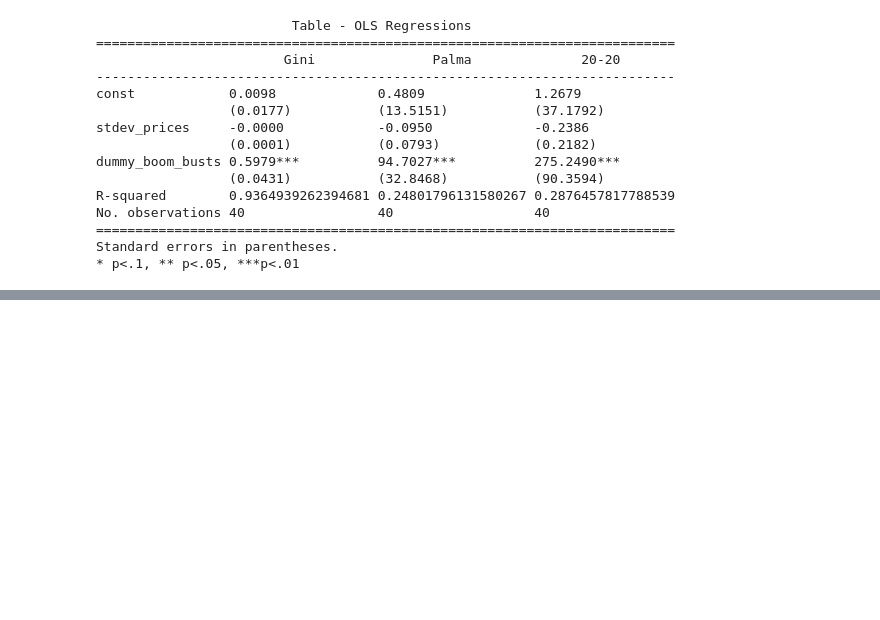
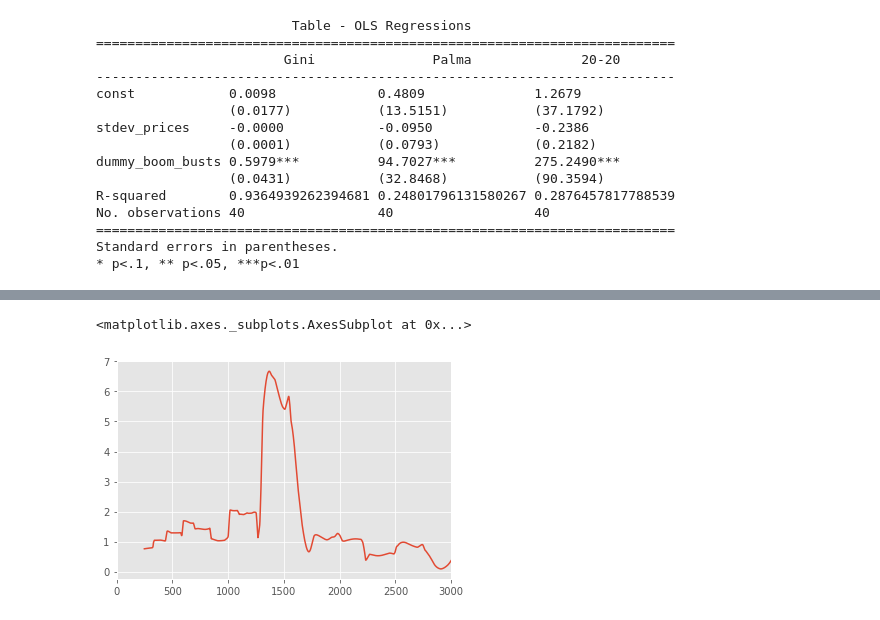
Before and after one commit to joerischasfoort/bubble-inequality, a Jupyter notebook: asset_boom_busts_and_wealth_inequality.ipynb, the cells around one changed output, grey strips where cells are left out. Drawn from its saved outputs; the diff is of its cells as text; code cells hidden in the pictures; blank space fills up the shorter version.

```diff
--- a/asset_boom_busts_and_wealth_inequality.ipynb
+++ b/asset_boom_busts_and_wealth_inequality.ipynb
@@ -743,0 +934,9 @@ Standard errors in parentheses.
+# %%
+# hump shaped price volatility
+w = 250
+volList = (pd.Series(orbs[49].tick_close_price) / pd.Series(orbs[49].fundamental[1:])).rolling(w).std(ddof=0)
+# %%
+volList.plot()
+# %% [output]
+<matplotlib.axes._subplots.AxesSubplot at 0x...>
+[figure, added]
```
Also changed, not shown: parts of 18 cells of this notebook, 4 other files.
